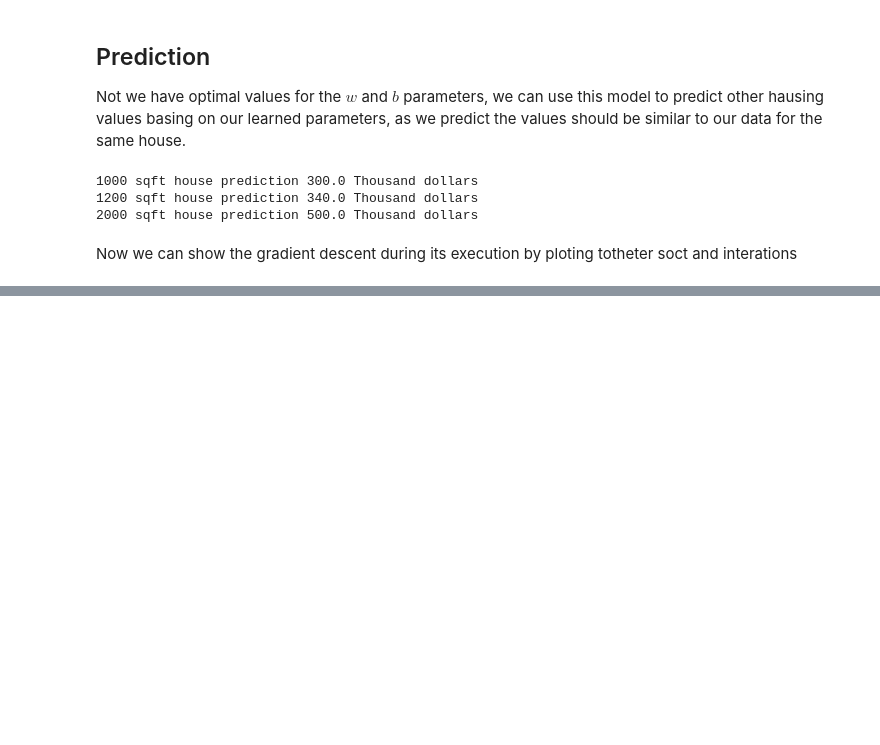
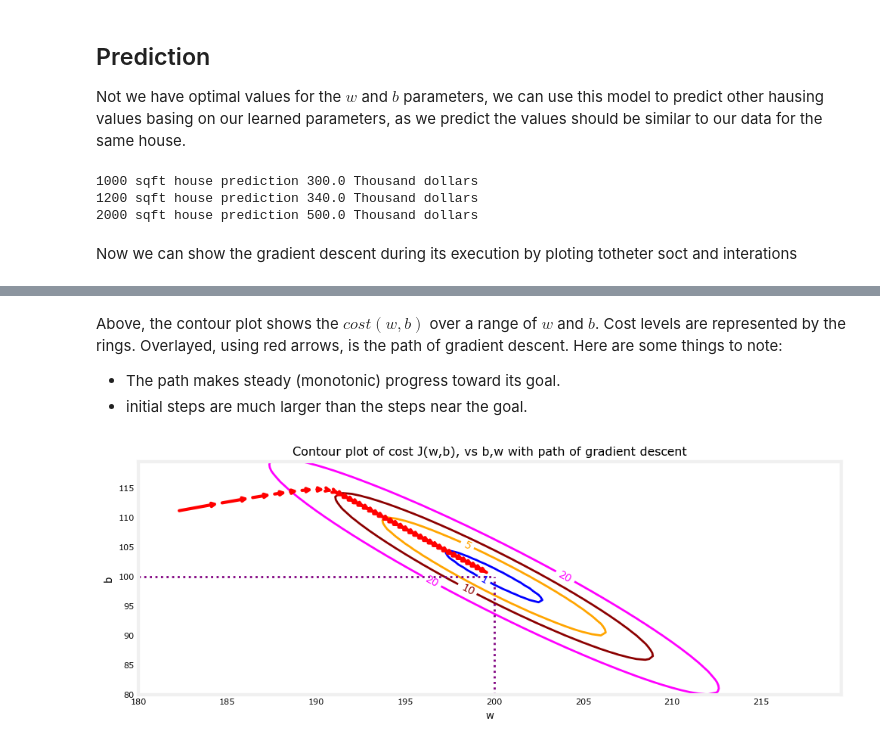
Before and after one commit to kitajusSus/MachineLearning-course-by-AndrewNg-main, a Jupyter notebook: ml_course4.ipynb, the cells around one changed output, grey strips where cells are left out. Cells and saved outputs as stored; diff of their text form; code cells hidden in the pictures; blank space fills up the shorter version.

```diff
--- a/ml_course4.ipynb
+++ b/ml_course4.ipynb
@@ -363,0 +451,10 @@ NameError: name 'plt_contour_wgrad' is not defined
+# %% [markdown]
+Above, the contour plot shows the $cost(w,b)$ over a range of $w$ and $b$. Cost levels are represented by the rings. Overlayed, using red arrows, is the path of gradient descent. Here are some things to note:
+- The path makes steady (monotonic) progress toward its goal.
+- initial steps are much larger than the steps near the goal.
+# %%
+fig, ax = plt.subplots(1,1, figsize=(12, 4))
+plt_contour_wgrad(x_train, y_train, p_hist, ax, w_range=[180, 220, 0.5], b_range=[80, 120, 0.5],
+            contours=[1,5,10,20],resolution=0.5)
+# %% [output]
+[figure, added]
```
Also changed, not shown: parts of 11 cells of this notebook, 1 other file.
